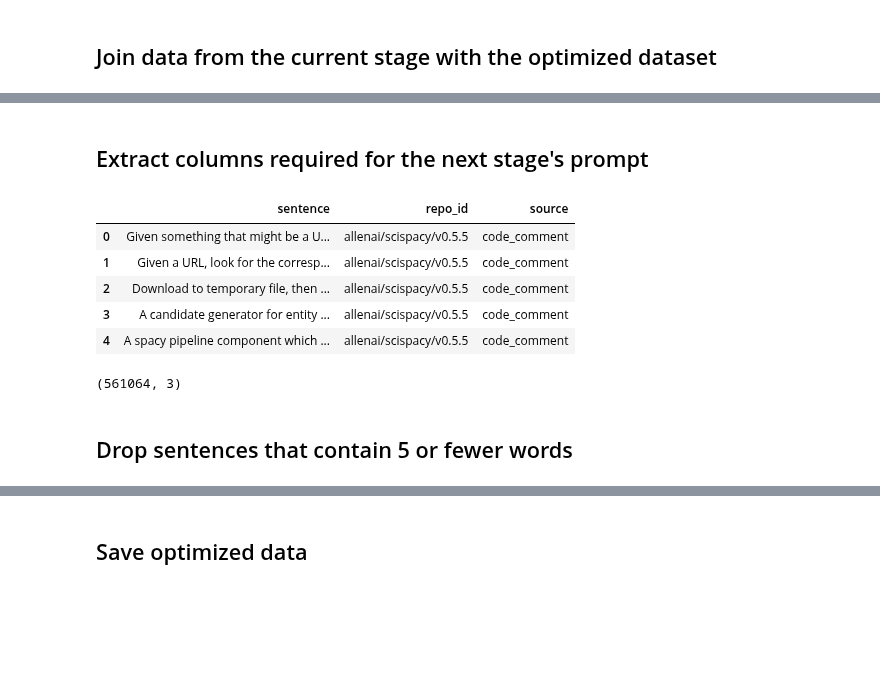
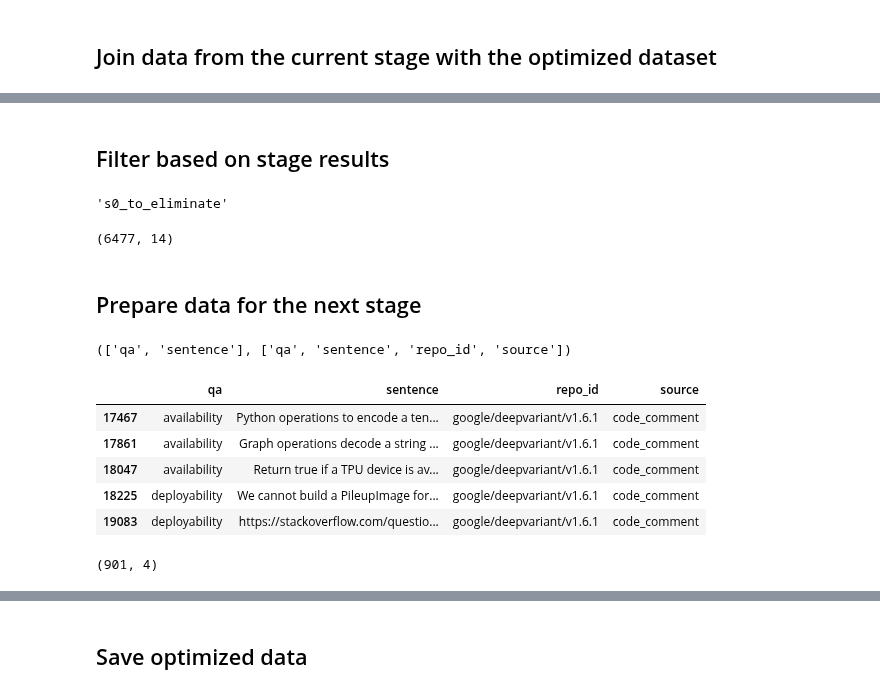
Before and after one commit to dmitrijs-voronovs/scientific-software-architecture-analysis, a Jupyter notebook: processing_pipeline/data_optimization/o_s0_noise_filtering.ipynb, the cells around one changed output, grey strips where cells are left out. Cells and saved outputs as stored; diff of their text form; code cells hidden in the pictures; blank space fills up the shorter version.

Commit message:
Noise filtering stage - optimization scripts template

```diff
--- a/processing_pipeline/data_optimization/o_s0_noise_filtering.ipynb
+++ b/processing_pipeline/data_optimization/o_s0_noise_filtering.ipynb
@@ -68,23 +93,38 @@ df_2 = pd.merge(df_main, df, "left", )
 # %% [markdown]
-## Extract columns required for the next stage's prompt
+## Filter based on stage results
+# %%
+current_stage_cfg.get_boolean_field()
+# %% [output]
+'s0_to_eliminate'
+# %%
+## Individual for every stage (False or True)
+df2 = df2[df2[current_stage_cfg.get_boolean_field()] == False]
+df2.shape
+# %% [output]
+(6477, 14)
+# %% [markdown]
+## Prepare data for the next stage
+# %%
+next_stage_cfg = current_stage_cfg.next_stage
 # %%
-required_columns_for_the_next_stage_prompt = ["sentence", "qa"]
+required_columns_for_the_next_stage_prompt = next_stage_cfg.depends_on_fields
 default_columns = ["repo_id", "source"]
 total_columns = required_columns_for_the_next_stage_prompt + default_columns
+required_columns_for_the_next_stage_prompt, total_columns
+# %% [output]
+(['qa', 'sentence'], ['qa', 'sentence', 'repo_id', 'source'])
 # %%
-df2 = df.drop_duplicates(required_columns_for_the_next_stage_prompt)[total_columns]
+df3 = df2.drop_duplicates(required_columns_for_the_next_stage_prompt)[total_columns]
 # %%
-df2.head()
+df3.head()
 # %% [output]
-|  | sentence | repo_id | source |
-| 0 | Given something that might be a U... | allenai/scispacy/v0.5.5 | code_comment |
-| 1 | Given a URL, look for the corresp... | allenai/scispacy/v0.5.5 | code_comment |
-| 2 | Download to temporary file, then ... | allenai/scispacy/v0.5.5 | code_comment |
-| 3 | A candidate generator for entity ... | allenai/scispacy/v0.5.5 | code_comment |
-| 4 | A spacy pipeline component which ... | allenai/scispacy/v0.5.5 | code_comment |
+|  | qa | sentence | repo_id | source |
+| 17467 | availability | Python operations to encode a ten... | google/deepvariant/v1.6.1 | code_comment |
+| 17861 | availability | Graph operations decode a string ... | google/deepvariant/v1.6.1 | code_comment |
+| 18047 | availability | Return true if a TPU device is av... | google/deepvariant/v1.6.1 | code_comment |
+| 18225 | deployability | We cannot build a PileupImage for... | google/deepvariant/v1.6.1 | code_comment |
+| 19083 | deployability | https://stackoverflow.com/questio... | google/deepvariant/v1.6.1 | code_comment |
 # %%
-df2.shape
+df3.shape
 # %% [output]
-(561064, 3)
+(901, 4)
-# %% [markdown]
-## Drop sentences that contain 5 or fewer words
```
Also changed, not shown: parts of 16 cells of this notebook, 4 other files.
